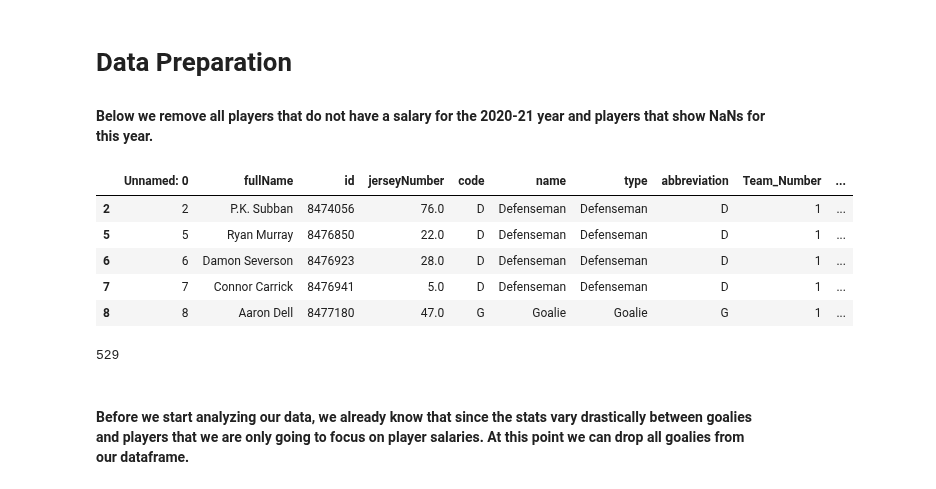
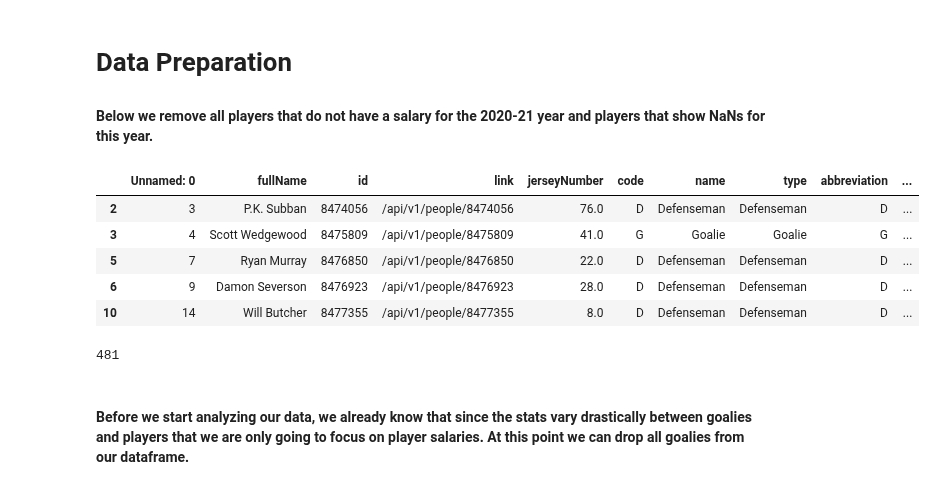
Before and after one commit to kyledufrane/NHL-Salary-Predictions, a Jupyter notebook: Data_Prep.ipynb, the cells around one changed output. Cells and saved outputs as stored; diff of their text form; code cells hidden in the pictures.

```diff
--- a/Data_Prep.ipynb
+++ b/Data_Prep.ipynb
@@ -25,20 +25,20 @@ warnings.filterwarnings('ignore')
 
 rosters = pd.read_csv('data/final_df.csv')
 # %%
-final_df = rosters[rosters['Salary_2020-21'] != 0.0]
-final_df = final_df[final_df['Salary_2020-21'].notna()]
+final_df = rosters[rosters['Salary_2021-22'] != 0.0]
+final_df = final_df[final_df['Salary_2021-22'].notna()]
 final_df.head()
 # %% [output]
-|  | Unnamed: 0 | fullName | id | jerseyNumber | code | name | type | abbreviation | Team_Number | ... |
-| 2 | 2 | P.K. Subban | 8474056 | 76.0 | D | Defenseman | Defenseman | D | 1 | ... |
-| 5 | 5 | Ryan Murray | 8476850 | 22.0 | D | Defenseman | Defenseman | D | 1 | ... |
-| 6 | 6 | Damon Severson | 8476923 | 28.0 | D | Defenseman | Defenseman | D | 1 | ... |
-| 7 | 7 | Connor Carrick | 8476941 | 5.0 | D | Defenseman | Defenseman | D | 1 | ... |
-| 8 | 8 | Aaron Dell | 8477180 | 47.0 | G | Goalie | Goalie | G | 1 | ... |
+|  | Unnamed: 0 | fullName | id | link | jerseyNumber | code | name | type | abbreviation | ... |
+| 2 | 3 | P.K. Subban | 8474056 | /api/v1/people/8474056 | 76.0 | D | Defenseman | Defenseman | D | ... |
+| 3 | 4 | Scott Wedgewood | 8475809 | /api/v1/people/8475809 | 41.0 | G | Goalie | Goalie | G | ... |
+| 5 | 7 | Ryan Murray | 8476850 | /api/v1/people/8476850 | 22.0 | D | Defenseman | Defenseman | D | ... |
+| 6 | 9 | Damon Severson | 8476923 | /api/v1/people/8476923 | 28.0 | D | Defenseman | Defenseman | D | ... |
+| 10 | 14 | Will Butcher | 8477355 | /api/v1/people/8477355 | 8.0 | D | Defenseman | Defenseman | D | ... |
 # %%
 len(final_df)
 # %% [output]
-529
+481
 # %% [markdown]
 #### Before we start analyzing our data, we already know that since the stats vary drastically between goalies and players that we are only going to focus on player salaries. At this point we can drop all goalies from our dataframe.
 # %%
```
Also changed, not shown: parts of 6 cells of this notebook, 8 other files.
